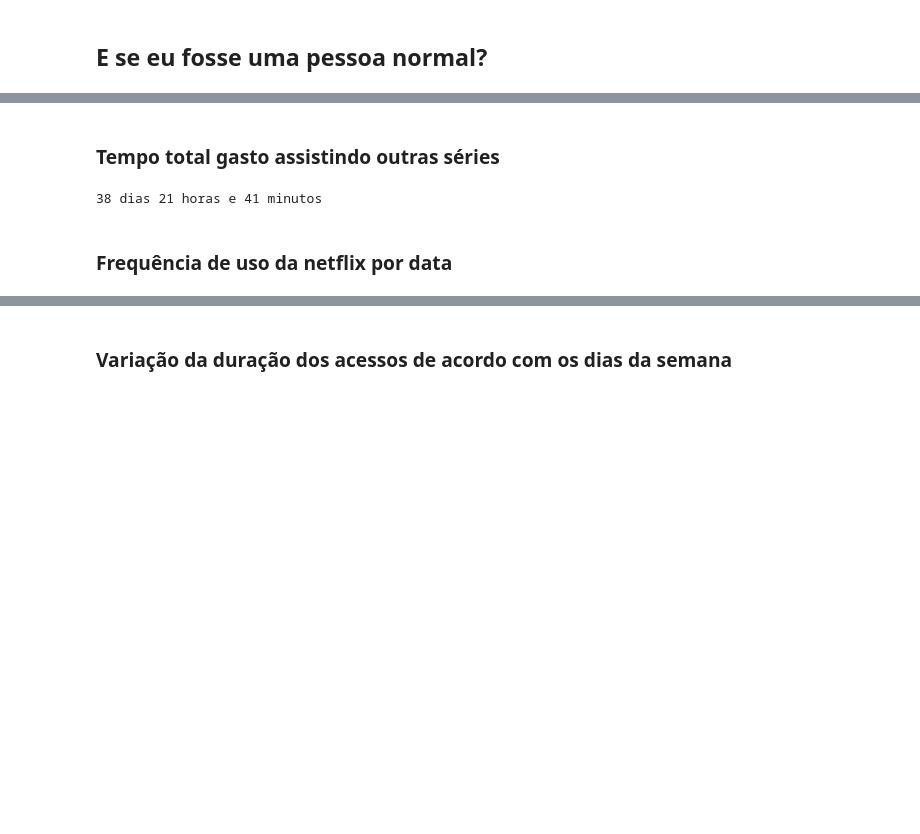
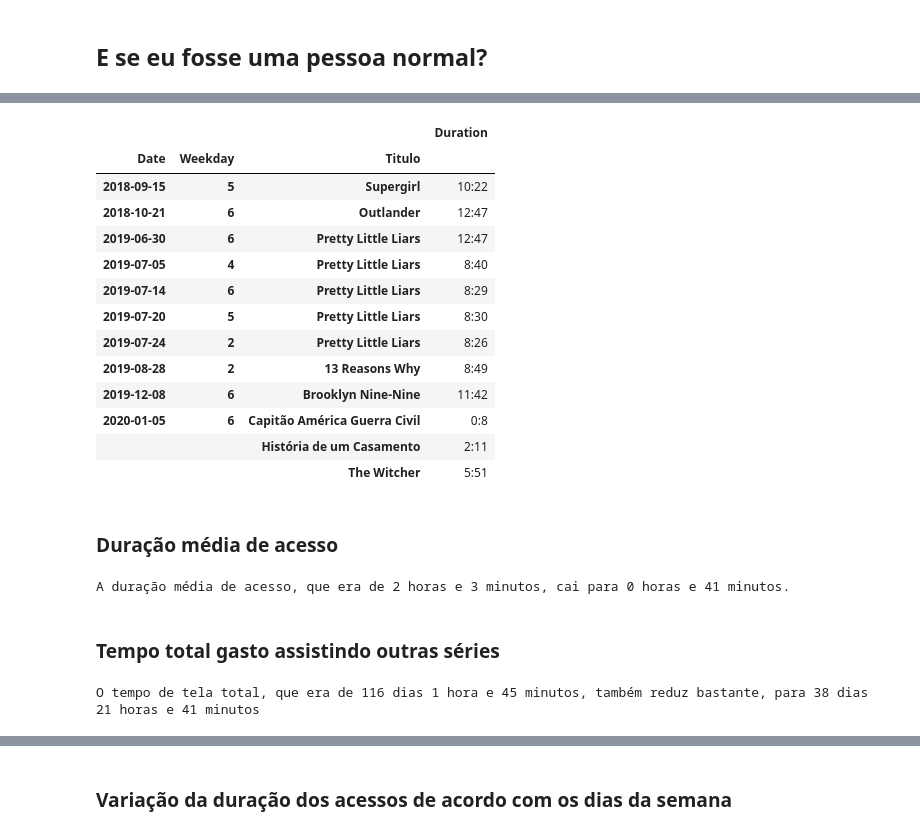
Before and after one commit to luciaemiliaeu/netflix_data_analysis, a Jupyter notebook: netflix_data_analysis.ipynb, the cells around one changed output, grey strips where cells are left out. Drawn from its saved outputs; the diff is of its cells as text; code cells hidden in the pictures; blank space fills up the shorter version.

```diff
--- a/netflix_data_analysis.ipynb
+++ b/netflix_data_analysis.ipynb
@@ -606,14 +593,44 @@ outras_series = dataset[(dataset['Titulo']!='Friends') & (dataset['Titulo']!='A
+# %%
+max_acessos = dt.sort_values('Duration', ascending=False).head(10)['index'].dt.date
+max_acessos = (outras_series[outras_series['Date'].isin(max_acessos)].
+               groupby(['Date', 'Weekday', 'Titulo'])['Duration'].
+               agg({'sum'}))
+max_acessos.loc[:, 'sum'] = max_acessos.apply(lambda x: str(int(x['sum']/60))+':'+str(int(x['sum']%60)), axis=1)
+max_acessos.columns = ['Duration']
+max_acessos
+# %% [output]
+|  |  |  | Duration |
+| Date | Weekday | Titulo |  |
+| 2018-09-15 | 5 | Supergirl | 10:22 |
+| 2018-10-21 | 6 | Outlander | 12:47 |
+| 2019-06-30 | 6 | Pretty Little Liars | 12:47 |
+| 2019-07-05 | 4 | Pretty Little Liars | 8:40 |
+| 2019-07-14 | 6 | Pretty Little Liars | 8:29 |
+| 2019-07-20 | 5 | Pretty Little Liars | 8:30 |
+| 2019-07-24 | 2 | Pretty Little Liars | 8:26 |
+| 2019-08-28 | 2 | 13 Reasons Why | 8:49 |
+| 2019-12-08 | 6 | Brooklyn Nine-Nine | 11:42 |
+| 2020-01-05 | 6 | Capitão América Guerra Civil | 0:8 |
+|  |  | História de um Casamento | 2:11 |
+|  |  | The Witcher | 5:51 |
+# %% [markdown]
+### Duração média de acesso
+# %%
+print('A duração média de acesso, que era de 2 horas e 3 minutos, cai para {} horas e {} minutos. '.format(int(dt['Duration'].mean()/60), int(dt['Duration'].mean()%60)))
+# %% [output]
+A duração média de acesso, que era de 2 horas e 3 minutos, cai para 0 horas e 41 minutos.
 # %% [markdown]
 ### Tempo total gasto assistindo outras séries
 # %%
 minutos = outras_series['Duration'].sum()
 horas = minutos/60
 dias = horas/24
-print('{} dias {} horas e {} minutos'.format(int(dias),
-                                int(horas)-24*int(dias),
-                                int(minutos)-60*(24*int(dias) + (int(horas)-24*int(dias)))
-                                ))
+print('O tempo de tela total, que era de 116 dias 1 hora e 45 minutos,'+
+      ' também reduz bastante, para '+
+      '{} dias {} horas e {} minutos'.format(int(dias),
+                                             int(horas)-24*int(dias),
+                                             int(minutos)-60*(24*int(dias) + (int(horas)-24*int(dias)))
+                                             )
+      )
 # %% [output]
-38 dias 21 horas e 41 minutos
+O tempo de tela total, que era de 116 dias 1 hora e 45 minutos, também reduz bastante, para 38 dias 21 horas e 41 minutos
-# %% [markdown]
-### Frequência de uso da netflix por data
```
Also changed, not shown: parts of 66 cells of this notebook.
